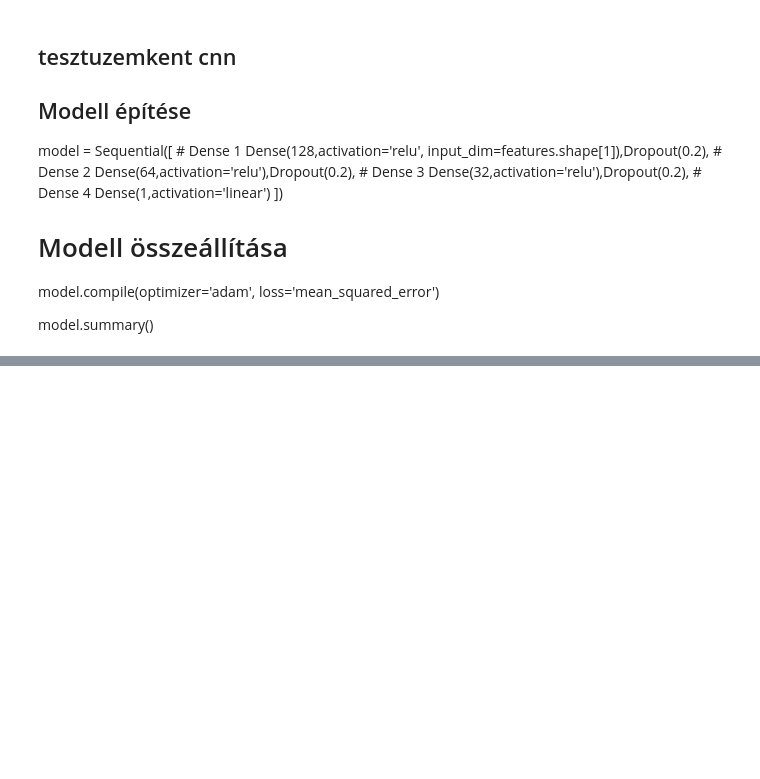
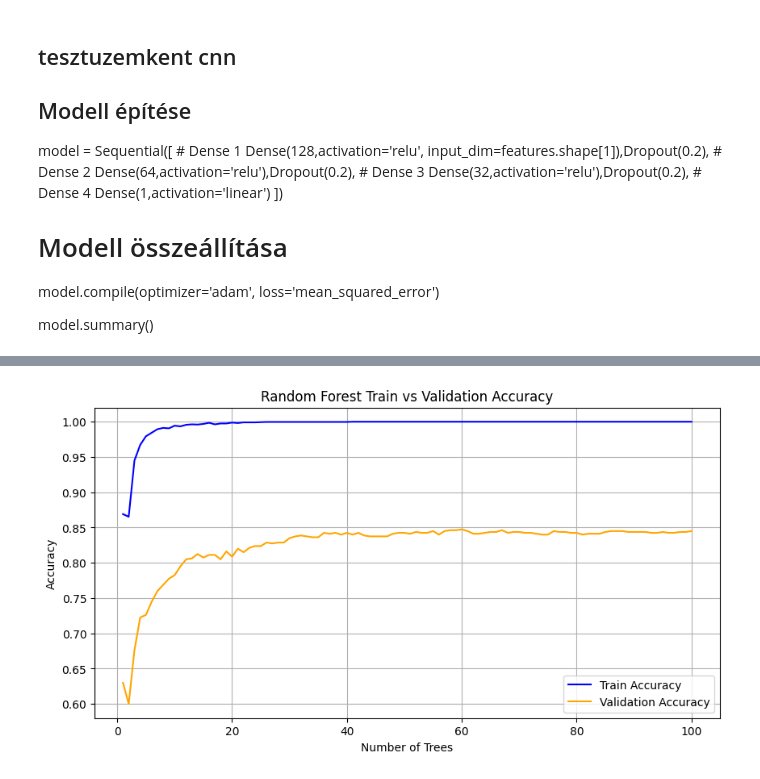
Before and after one commit to benecm/Personality_ai, a Jupyter notebook: Personality_ID.ipynb, the cells around one changed output, grey strips where cells are left out. Saved outputs shown, nothing was run; the diff lists cells and outputs as text; code cells hidden in the pictures; blank space fills up the shorter version.

Commit message:
Model refining

```diff
--- a/Personality_ID.ipynb
+++ b/Personality_ID.ipynb
@@ -149,3 +174,37 @@ print(accuracy)
+# %%
+#több változós random forest:
+
+# Random Forest modell inicializálása
+model = RandomForestClassifier(n_estimators=100, random_state=42)
+
+# Pontosságok tárolása
+train_accuracies = []
+val_accuracies = []
+
+# Tanítási ciklus
+for n in range(1, 101):
+    model.n_estimators = n  # Fák számának beállítása
+    model.fit(X_train, y_train)
+
+    # Pontosság számítása
+    train_acc = accuracy_score(y_train, model.predict(X_train))
+    val_acc = accuracy_score(y_test, model.predict(X_test))
+
+    train_accuracies.append(train_acc)
+    val_accuracies.append(val_acc)
+
+# Grafikon rajzolása
+plt.figure(figsize=(10, 5))
+plt.plot(range(1, 101), train_accuracies, label='Train Accuracy', color='blue')
+plt.plot(range(1, 101), val_accuracies, label='Validation Accuracy', color='orange')
+plt.title('Random Forest Train vs Validation Accuracy')
+plt.xlabel('Number of Trees')
+plt.ylabel('Accuracy')
+plt.legend()
+plt.grid()
+plt.show()
+# %% [output]
+[figure, added]
 # %%
 accuracy = accuracy_score(y_test,y_pred)
 conf_matrix = metrics.confusion_matrix(y_pred,y_test)
```
Also changed, not shown: parts of 4 cells of this notebook.
